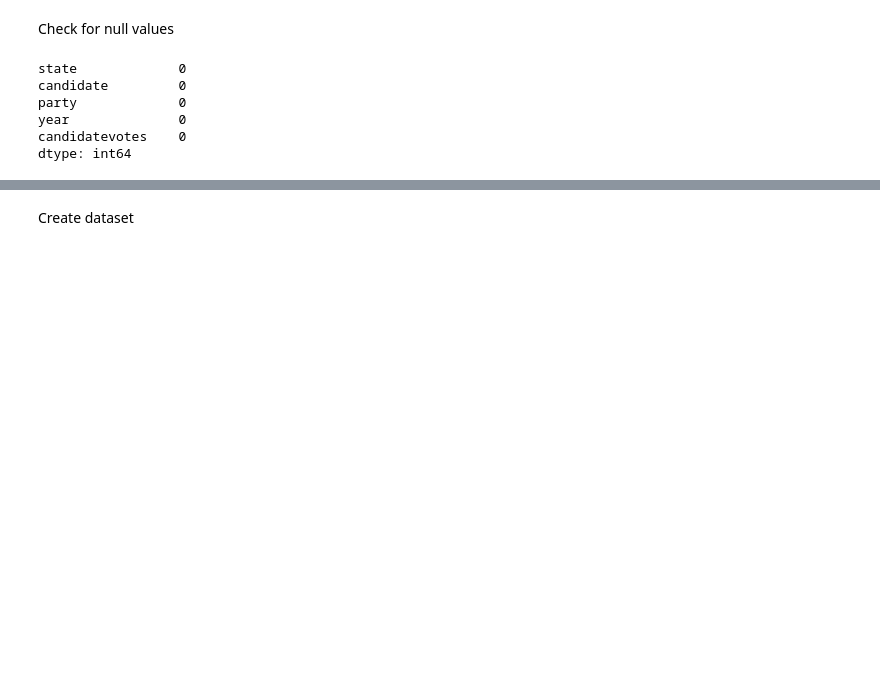
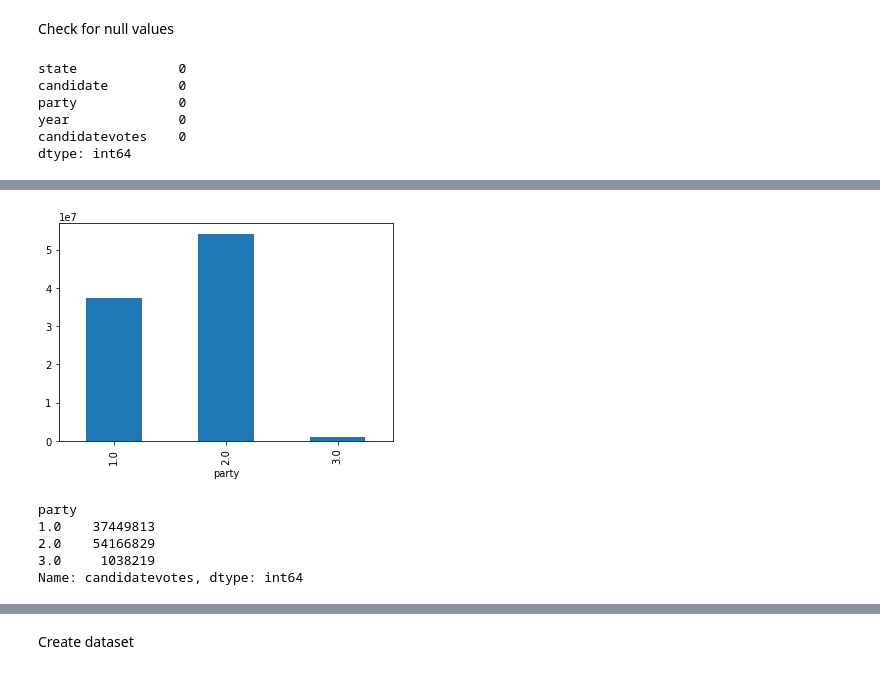
Before and after one commit to TracyRenee61/US-presidential-elections-2020, a Jupyter notebook: US_Pres_Elections_2024_Random_Forest.ipynb, the cells around one changed output, grey strips where cells are left out. Saved outputs shown, nothing was run; the diff lists cells and outputs as text; code cells hidden in the pictures; blank space fills up the shorter version.

```diff
--- a/US_Pres_Elections_2024_Random_Forest.ipynb
+++ b/US_Pres_Elections_2024_Random_Forest.ipynb
@@ -43,0 +129,6 @@ dtype: int64
+# %%
+year = 1984
+
+include = train[train['year'] == year]
+exclude = train[train['year'] != year]
+include
@@ -43,0 +149,14 @@ dtype: int64
+# %%
+include.groupby('party')['candidatevotes'].sum().plot.bar(ylim=0)
+plt.show()
+# %% [output]
+[figure, added]
+# %%
+winner = include.groupby('party')['candidatevotes'].sum()
+winner
+# %% [output]
+party
+1.0    37449813
+2.0    54166829
+3.0     1038219
+Name: candidatevotes, dtype: int64
```
Also changed, not shown: parts of 37 cells of this notebook.
